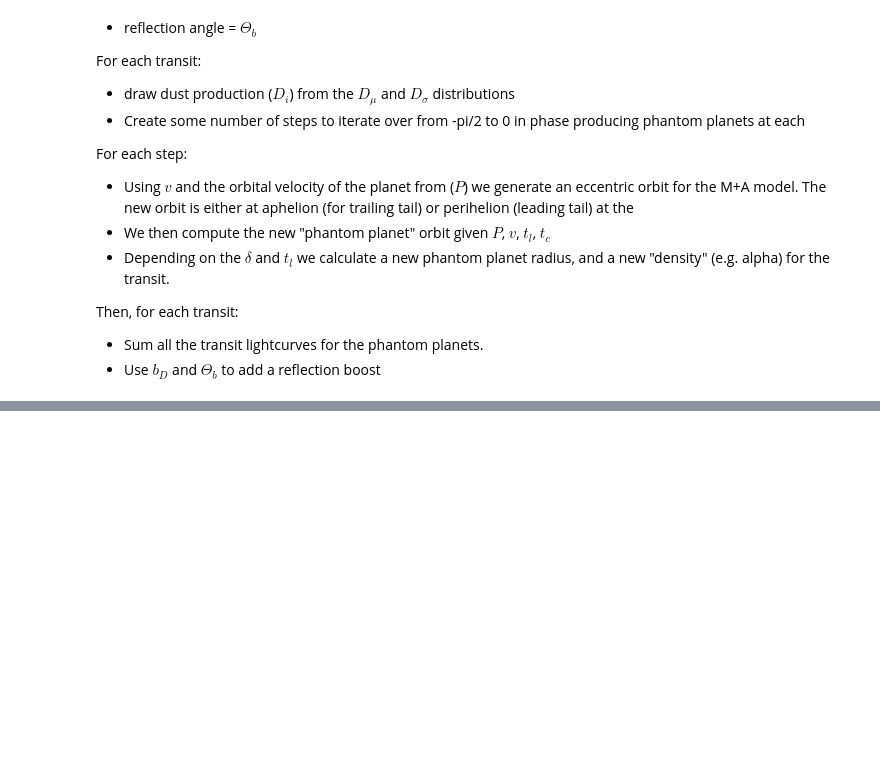
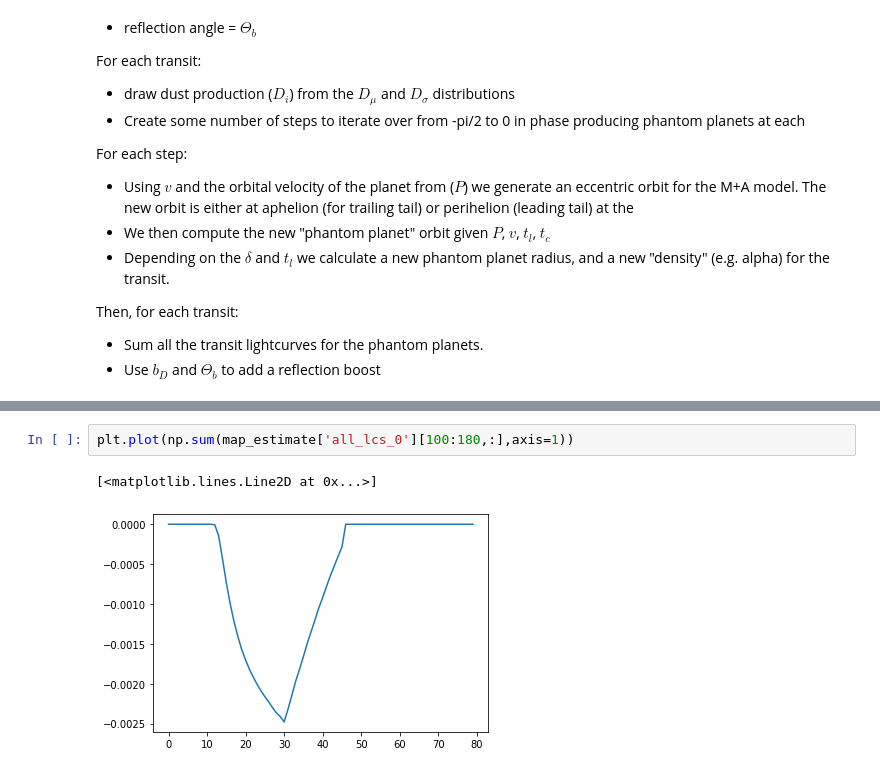
Before and after one commit to hposborn/project-find-evaporators, a Jupyter notebook: Model Ideas Notes.ipynb, the cells around one changed output, grey strips where cells are left out. Saved outputs shown, nothing was run; the diff lists cells and outputs as text; blank space fills up the shorter version.

```diff
--- a/Model Ideas Notes.ipynb
+++ b/Model Ideas Notes.ipynb
@@ -103,0 +262,5 @@ def EvapModel(t, paramdic, use_gp=True, n_steps=10):
+# %%
+plt.plot(np.sum(map_estimate['all_lcs_0'][100:180,:],axis=1))
+# %% [output]
+[<matplotlib.lines.Line2D at 0x...>]
+[figure, added]
```
Also changed, not shown: parts of 28 cells of this notebook, 2 other files.
